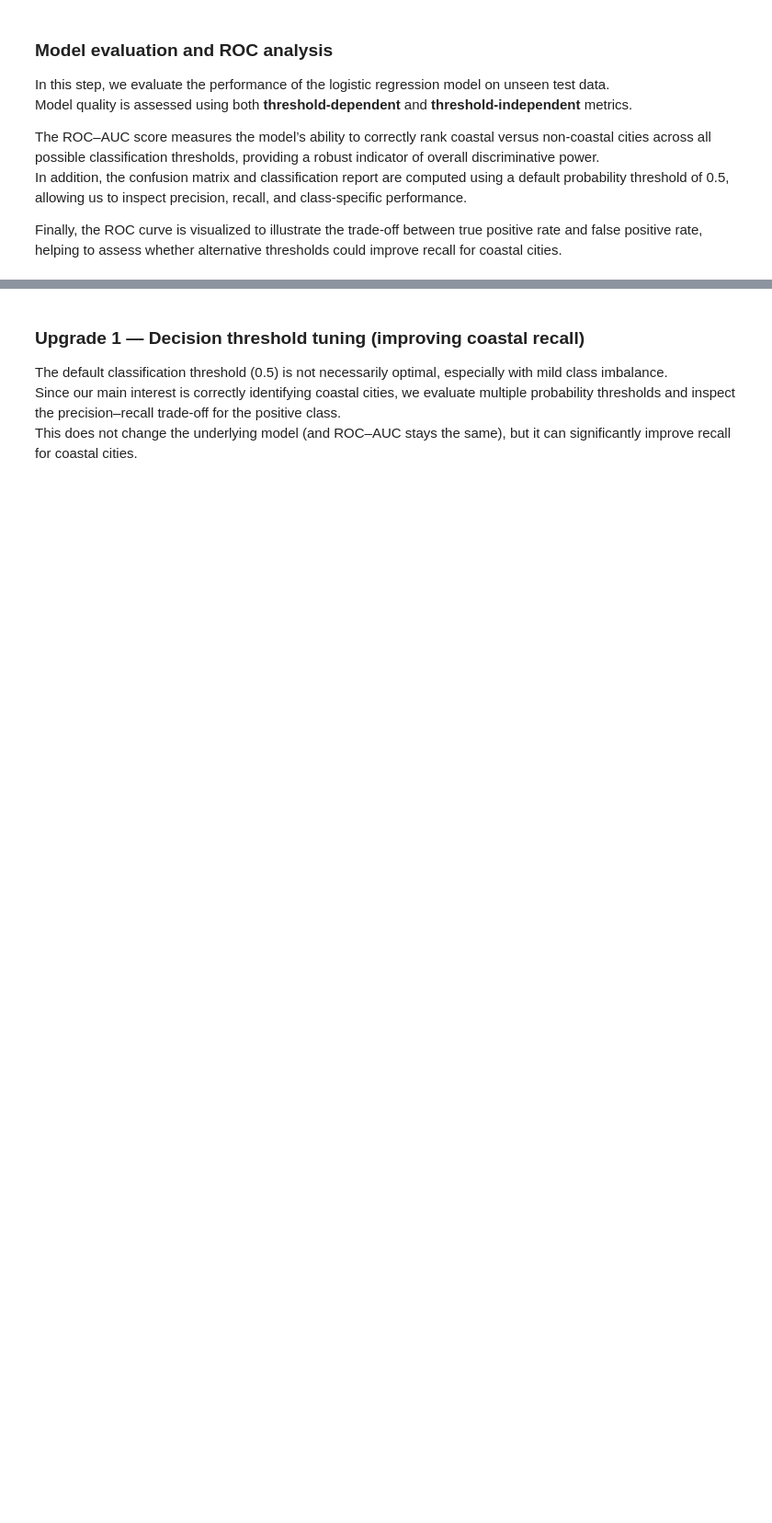
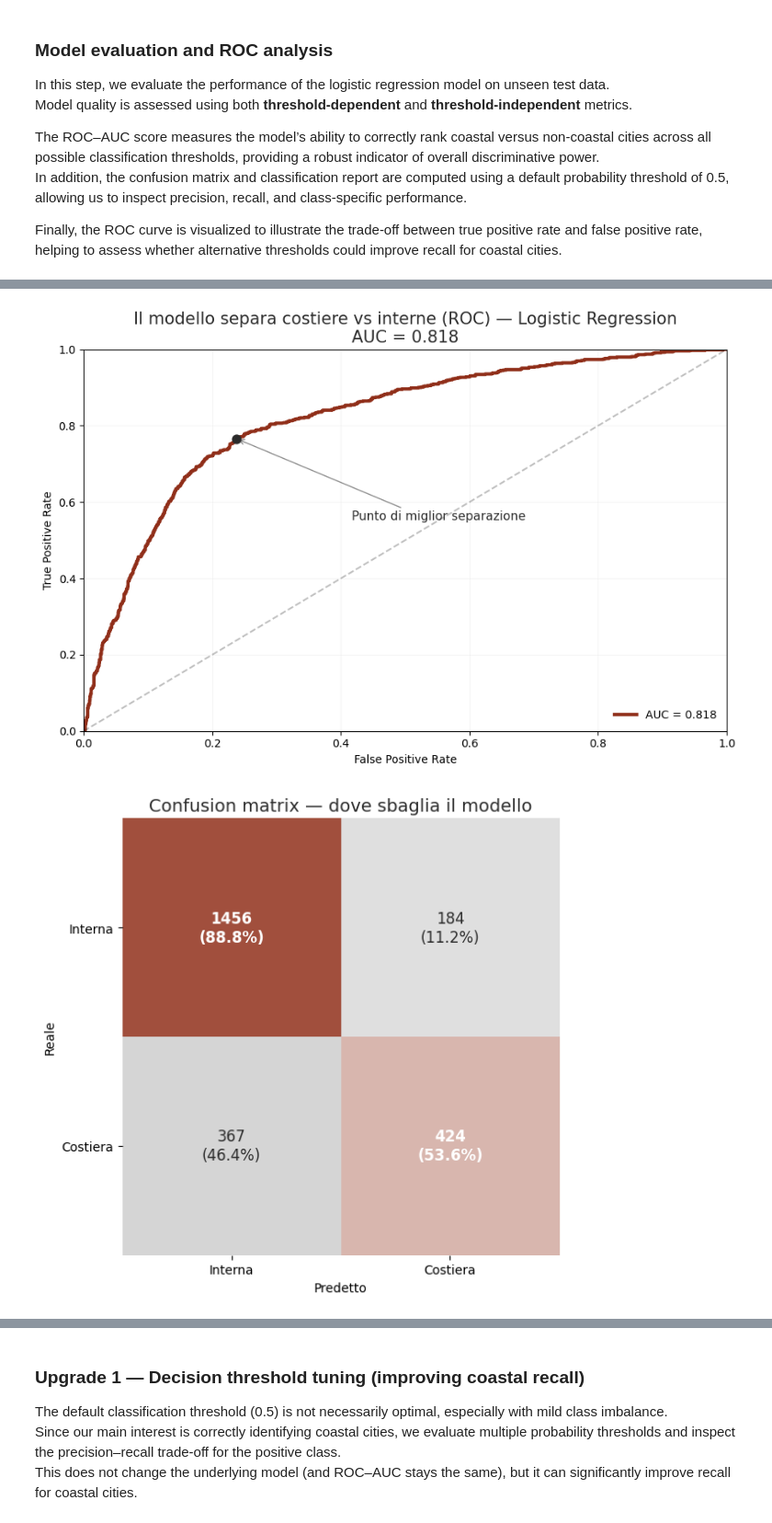
Before and after one commit to emanuelegaliano/Fundamentals-of-Data-Analysis, a Jupyter notebook: progetto.ipynb, the cells around one changed output, grey strips where cells are left out. Shown at 92% size. Saved outputs shown, nothing was run; the diff lists cells and outputs as text; code cells hidden in the pictures; blank space fills up the shorter version.

```diff
--- a/progetto.ipynb
+++ b/progetto.ipynb
@@ -2126,0 +2241,12 @@ weighted avg      0.765     0.773     0.764      2431
+# %%
+pred_prob = clf.predict_proba(X_test)[:, 1]
+pred = (pred_prob >= 0.5).astype(int)
+
+# ROC
+auc = plot_roc_story(y_test, pred_prob, transparent_bg=True, title_extra="Logistic Regression")
+
+# Confusion matrix
+cm = plot_confusion_story(y_test, pred, labels=("Interna", "Costiera"), transparent_bg=True)
+# %% [output]
+[figure, added]
+[figure, added]
```
Also changed, not shown: parts of 22 cells of this notebook, 1 other file.
